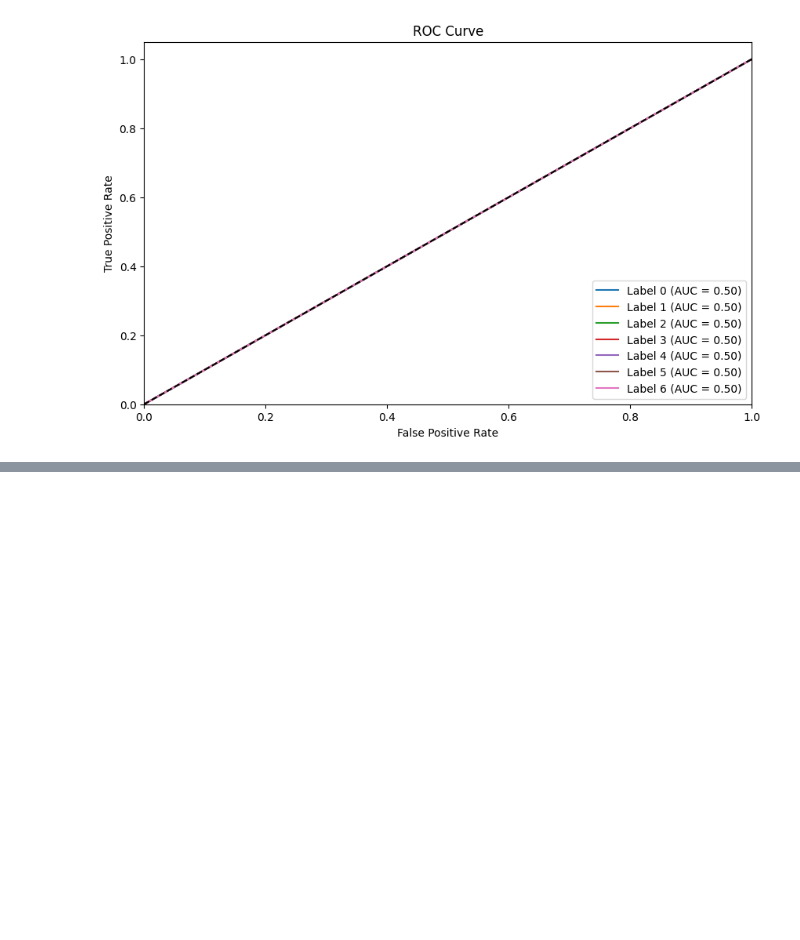
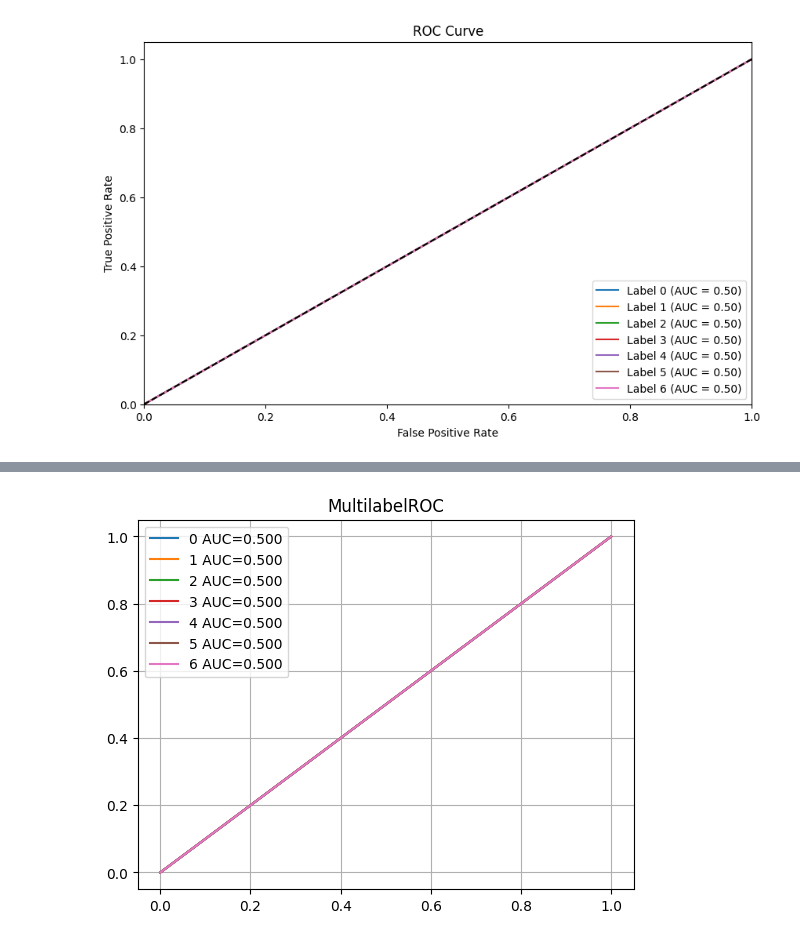
Before and after one commit to MRifqiFz/project-ednn, a Jupyter notebook: Code/Final Code/Problem Transformation/Label Powerset/Visualization.ipynb, the cells around one changed output, grey strips where cells are left out. Saved outputs shown, nothing was run; the diff lists cells and outputs as text; code cells hidden in the pictures; blank space fills up the shorter version.

```diff
--- a/Code/Final Code/Problem Transformation/Label Powerset/Visualization.ipynb
+++ b/Code/Final Code/Problem Transformation/Label Powerset/Visualization.ipynb
@@ -91,0 +95,6 @@ plt.show()
+# %%
+from torchmetrics.classification import MultilabelROC
+import torch
+metric = MultilabelROC(num_labels=7)
+preds = torch.tensor(fold_pred[0], dtype=torch.float64)
+target = torch.tensor(fold_test[0], dtype=torch.long)
@@ -91,0 +129,4 @@ plt.show()
+# %%
+fig_, ax_ = metric.plot(score=True)
+# %% [output]
+[figure, added]
```
Also changed, not shown: parts of 8 cells of this notebook, 40 other files.
